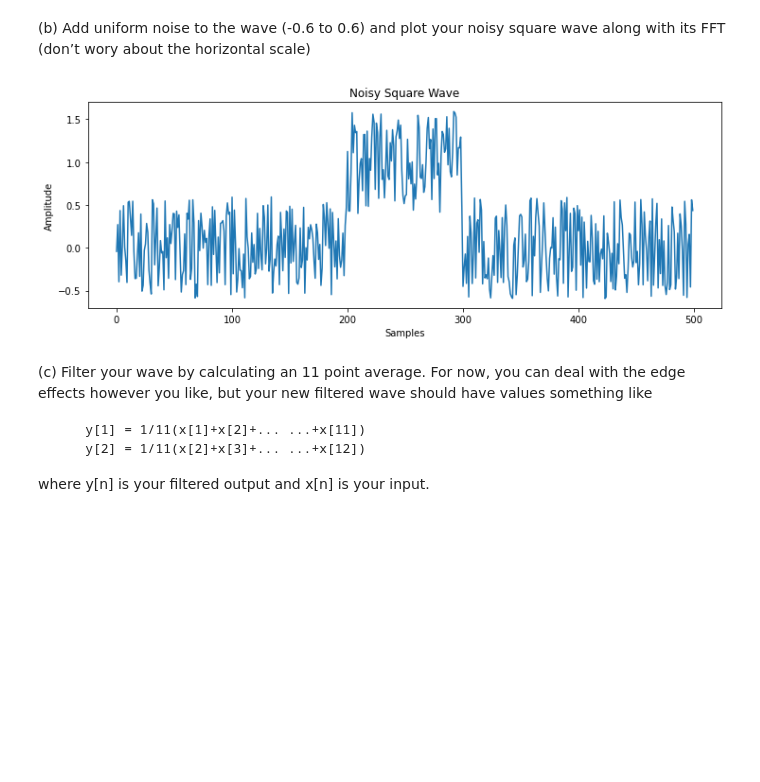
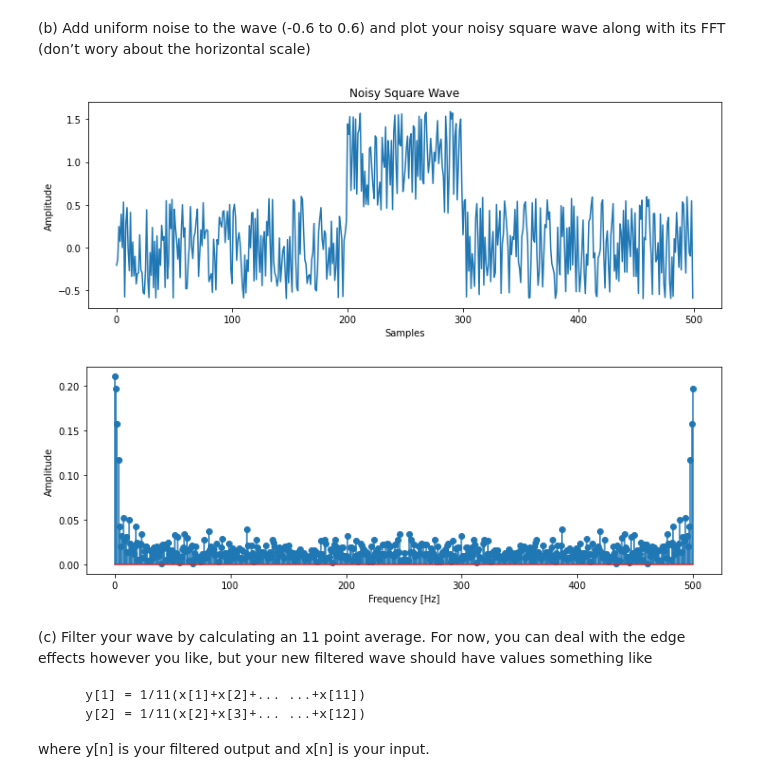
Before and after one commit to dcollie/P3700-SignalProcessing, a Jupyter notebook: P3700_WS3_Collie.ipynb, the cells around one changed output. Saved outputs shown, nothing was run; the diff lists cells and outputs as text; code cells hidden in the pictures; blank space fills up the shorter version.

```diff
--- a/P3700_WS3_Collie.ipynb
+++ b/P3700_WS3_Collie.ipynb
@@ -31,15 +31,25 @@ plt.show()
 # %%
 noise = np.random.uniform(-.6,.6,500)
 sq_wave_noisy = sq_wave + noise
 
 plt.figure(figsize=(12,4))
 plt.plot(sample,sq_wave_noisy)
 plt.xlabel("Samples")
 plt.ylabel("Amplitude")
 plt.title("Noisy Square Wave")
 plt.show()
+
+fft_sq_wave_noisy = np.fft.fft(sq_wave_noisy)        # Fourier transform of the sample and hold v
+N_noisy = len(sq_wave_noisy)
+f_noisy = np.linspace(0, 500, N_noisy)
+plt.figure(figsize=(12,4))
+plt.ylabel("Amplitude")
+plt.xlabel("Frequency [Hz]")
+plt.stem(f_noisy,np.abs(fft_sq_wave_noisy)/N_noisy)
+plt.show()
 # %% [output]
-[figure, old version]
+[figure, new version]
+[figure, added]
 # %% [markdown]
 (c) Filter your wave by calculating an 11 point average. For now, you can deal with the edge effects however you like, but your new filtered wave should have values something like
 
```
Also changed, not shown: parts of 14 cells of this notebook, 9 other files.
